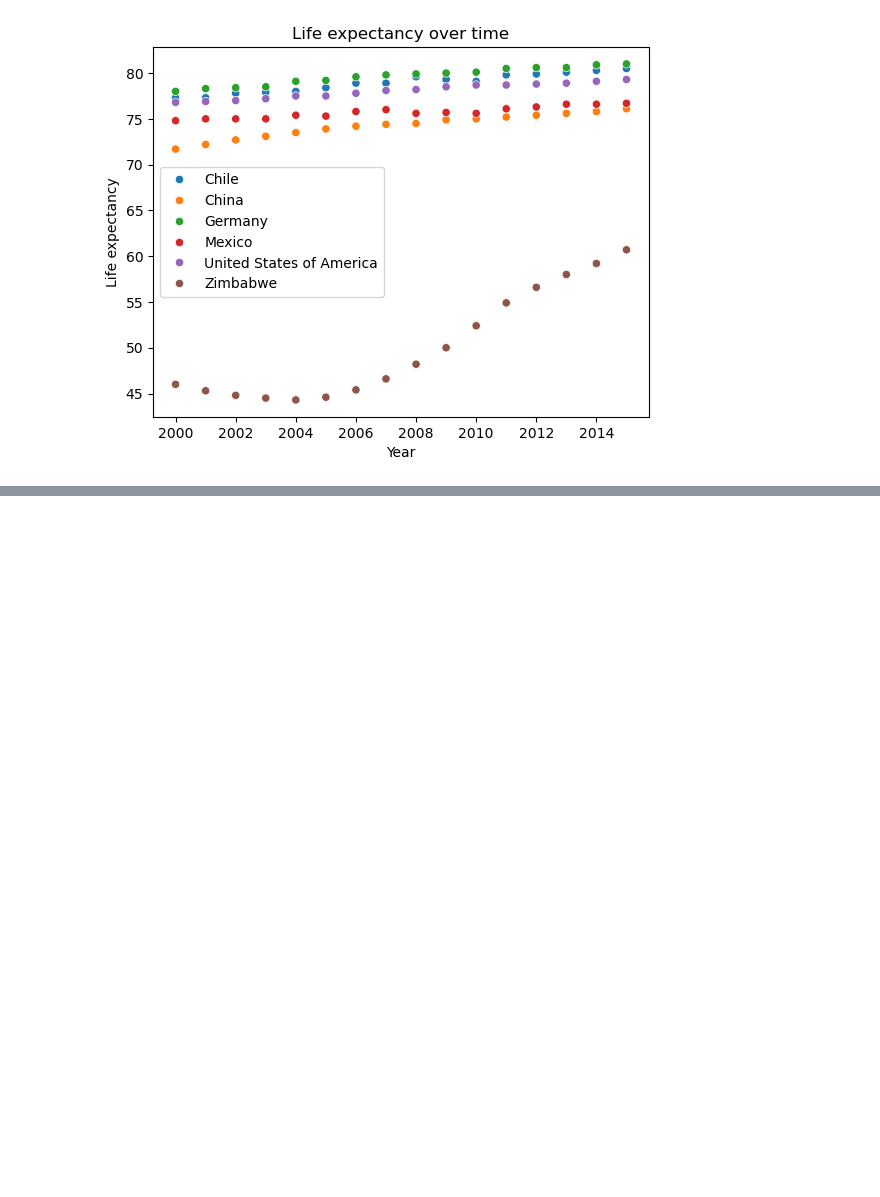
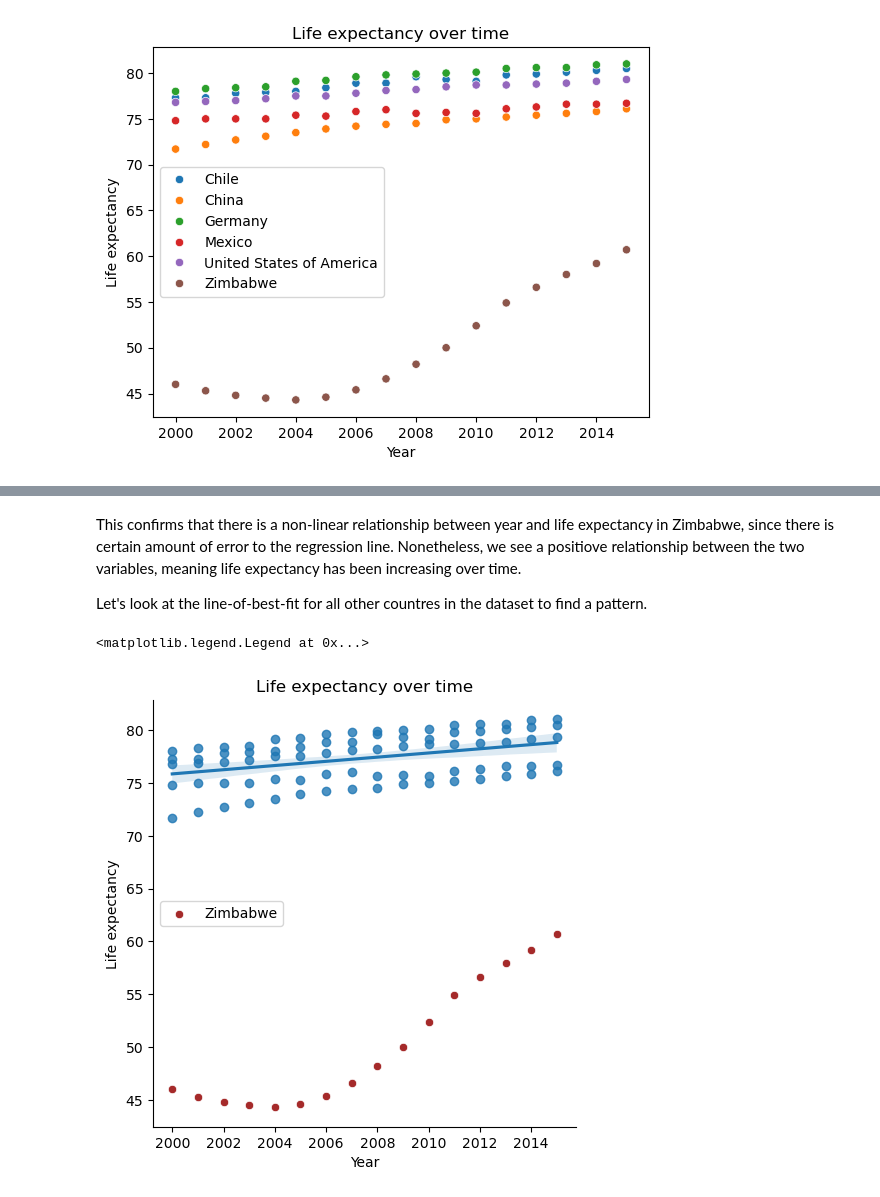
Before and after one commit to aedpluto/life-expectancy-gdp, a Jupyter notebook: life_expectancy_gdp.ipynb, the cells around one changed output, grey strips where cells are left out. Cells and saved outputs as stored; diff of their text form; code cells hidden in the pictures; blank space fills up the shorter version.

```diff
--- a/life_expectancy_gdp.ipynb
+++ b/life_expectancy_gdp.ipynb
@@ -67,0 +73,18 @@ Here it's clear to see that there has been a sliht increase over time. However,
+# %% [markdown]
+This confirms that there is a non-linear relationship between year and life expectancy in Zimbabwe, since there is certain amount of error to the regression line. Nonetheless, we see a positiove relationship between the two variables, meaning life expectancy has been increasing over time.
+
+Let's look at the line-of-best-fit for all other countres in the dataset to find a pattern.
+# %%
+life_exp_no_zim = life_exp[life_exp.Country != "Zimbabwe"]
+life_exp_zim = life_exp[life_exp.Country == "Zimbabwe"]
+
+sns.lmplot(data=life_exp_no_zim, x="Year", y="Expectancy")
+sns.scatterplot(data=life_exp_zim, x="Year", y="Expectancy", color="brown", label="Zimbabwe")
+
+plt.title("Life expectancy over time")
+plt.xlabel("Year")
+plt.ylabel("Life expectancy")
+plt.legend(loc=6)
+# %% [output]
+<matplotlib.legend.Legend at 0x...>
+[figure, added]
```
Also changed, not shown: parts of 9 cells of this notebook.
